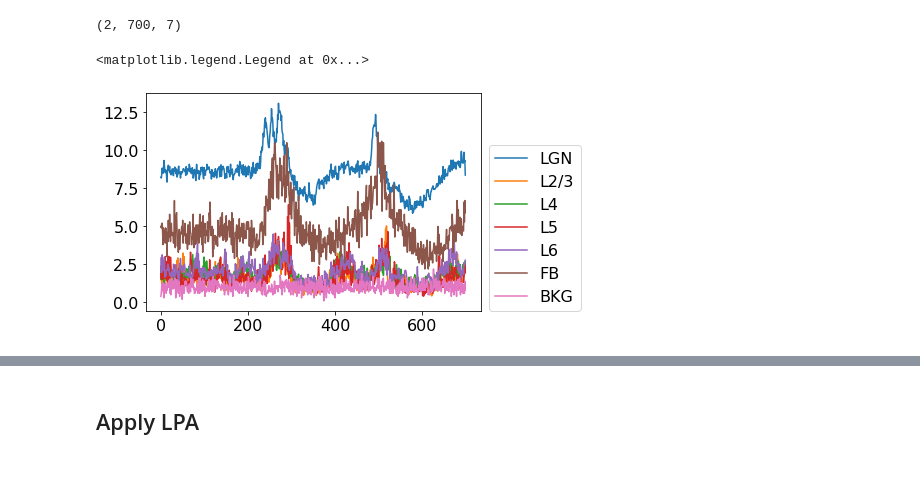
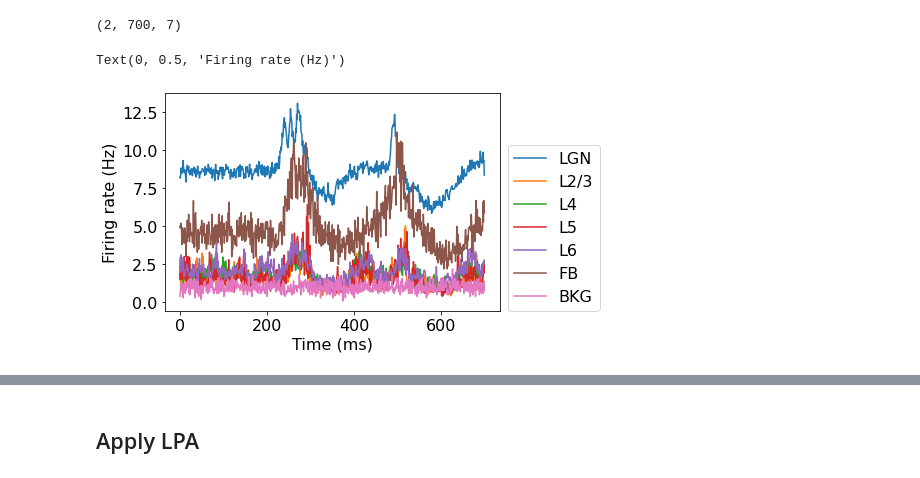
Before and after one commit to atleer/Laminar-Population-Analysis, a Jupyter notebook: make_figures_article/Fig_3_LPA_on_sim_with_v1_layer_pops_distinguished.ipynb, the cells around one changed output, grey strips where cells are left out. Drawn from its saved outputs; the diff is of its cells as text; code cells hidden in the pictures.

Commit message:
Tidyied code to make figure 3 in paper

```diff
--- a/make_figures_article/Fig_3_LPA_on_sim_with_v1_layer_pops_distinguished.ipynb
+++ b/make_figures_article/Fig_3_LPA_on_sim_with_v1_layer_pops_distinguished.ipynb
@@ -238,7 +240,7 @@ fig_name = 'FB-input-to-model.png'
 # %%
 fir_rate_bkg_all_stim_trial_avg = np.zeros((nstim, ntime))
 # %%
-model_input_path = '/Users/atleeskelandrimehaug/Repository/cobra_check/V1_model_working_dir/inputs_from_V1_model'
+model_input_path = os.path.join(sim_data_dir, 'input_to_sims_files')
 filename = 'bkg_nest.h5'
 loadpath = os.path.join(model_input_path, filename)
 file = h5py.File(loadpath, 'r')
@@ -284,12 +286,8 @@ fig_name = 'BKG-input-to-model.png'
 # %% [markdown]
 ### Spikes from V1
 # %%
-#path = os.path.join(sim_data_dir,'2021', 'nov')
-path = os.path.join(sim_data_dir,'2021', 'jan')
-
-#big_and_small_pup_data_dir_selected_sims = os.path.join(sim_data_dir, 'big_and_small_pup_trials', '2021', 'week_27', '2021_july_06_small_pup')
-
-timestamps_configs = find_all_fir_rates_files_sim(path, 'timestamps_with_neuron_ids*.npy')
+selected_sims_data_dir = os.path.join(sim_data_dir, '*full_model*')
+timestamps_configs = find_all_fir_rates_files_sim(selected_sims_data_dir.rsplit('/', 1)[0], 'timestamps_with_neuron_ids*.npy')
 sim_names = list(timestamps_configs.keys())
 print(sim_names)
 sim_name = sim_names[-1]
@@ -298,11 +295,0 @@ sim_name = sim_names[-1]
-# %%
-for sim_name in list(timestamps_configs.keys()):
-    if 'jan_07' not in sim_name or 'w_fb_to_L1' in sim_name:# or 'black' in sim_name:
-        del timestamps_configs[sim_name]
-
-if len(timestamps_configs.keys()) == 1:
-    sim_name = list(timestamps_configs.keys())[0]
-elif len(timestamps_configs.keys()) > 1:
-    sim_names = list(timestamps_configs.keys())
-    sim_name = sim_names[0]
-timestamps_configs.keys()
@@ -406,10 +394,0 @@ plt.legend(bbox_to_anchor = (1,0.8))
-# %%
-fig, axes = plt.subplots(nrows = 2, ncols = 4, figsize = (20,10), sharey = True)
-
-for ipop in range(rmat_model_w_lgn_fb.shape[-1]):
-    irow = ipop // 4
-    icol = ipop % 4
-    ax = axes[irow,icol]
-    ax.plot(rmat_model_w_lgn_fb[0,:,ipop])
-
-ax.set_ylim([-5,10])
@@ -452,8 +426,10 @@ population_names_w_lpa_est = ['LGN', 'L2/3', 'L4', 'L5', 'L6', 'FB', 'BKG']
 # %%
 for ipop in range(rmat_model_w_lgn_fb.shape[-1]):
     plt.plot(rmat_model_w_lgn_fb[0,:,ipop], label = population_names_w_lpa_est[ipop])
 
 plt.legend(bbox_to_anchor = (1,0.8))
+plt.xlabel('Time (ms)')
+plt.ylabel('Firing rate (Hz)')
 # %% [output]
-<matplotlib.legend.Legend at 0x...>
+Text(0, 0.5, 'Firing rate (Hz)')
-[figure, old version]
+[figure, new version]
```
Also changed, not shown: parts of 72 cells of this notebook, 1 other file.
